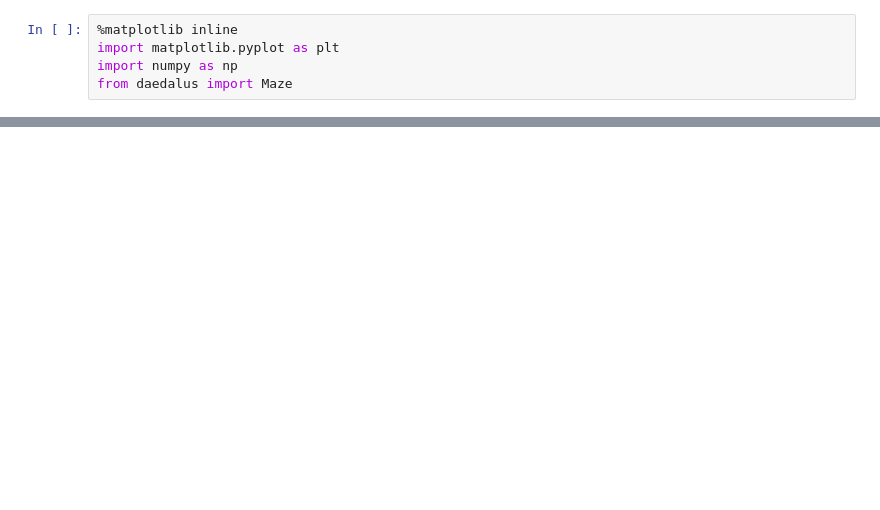
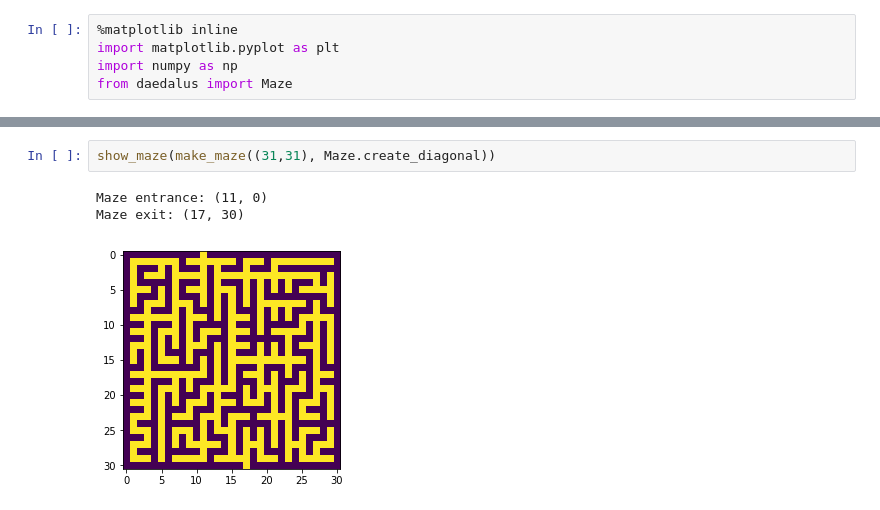
Before and after one commit to wroberts/pydaedalus, a Jupyter notebook: demo.ipynb, the cells around one changed output, grey strips where cells are left out. Drawn from its saved outputs; the diff is of its cells as text; blank space fills up the shorter version.

```diff
--- a/demo.ipynb
+++ b/demo.ipynb
@@ -26,0 +47,6 @@ show_maze(make_maze((31,31),Maze.create_unicursal))
+# %%
+show_maze(make_maze((31,31), Maze.create_diagonal))
+# %% [output]
+Maze entrance: (11, 0)
+Maze exit: (17, 30)
+[figure, added]
```
Also changed, not shown: parts of 7 cells of this notebook.
